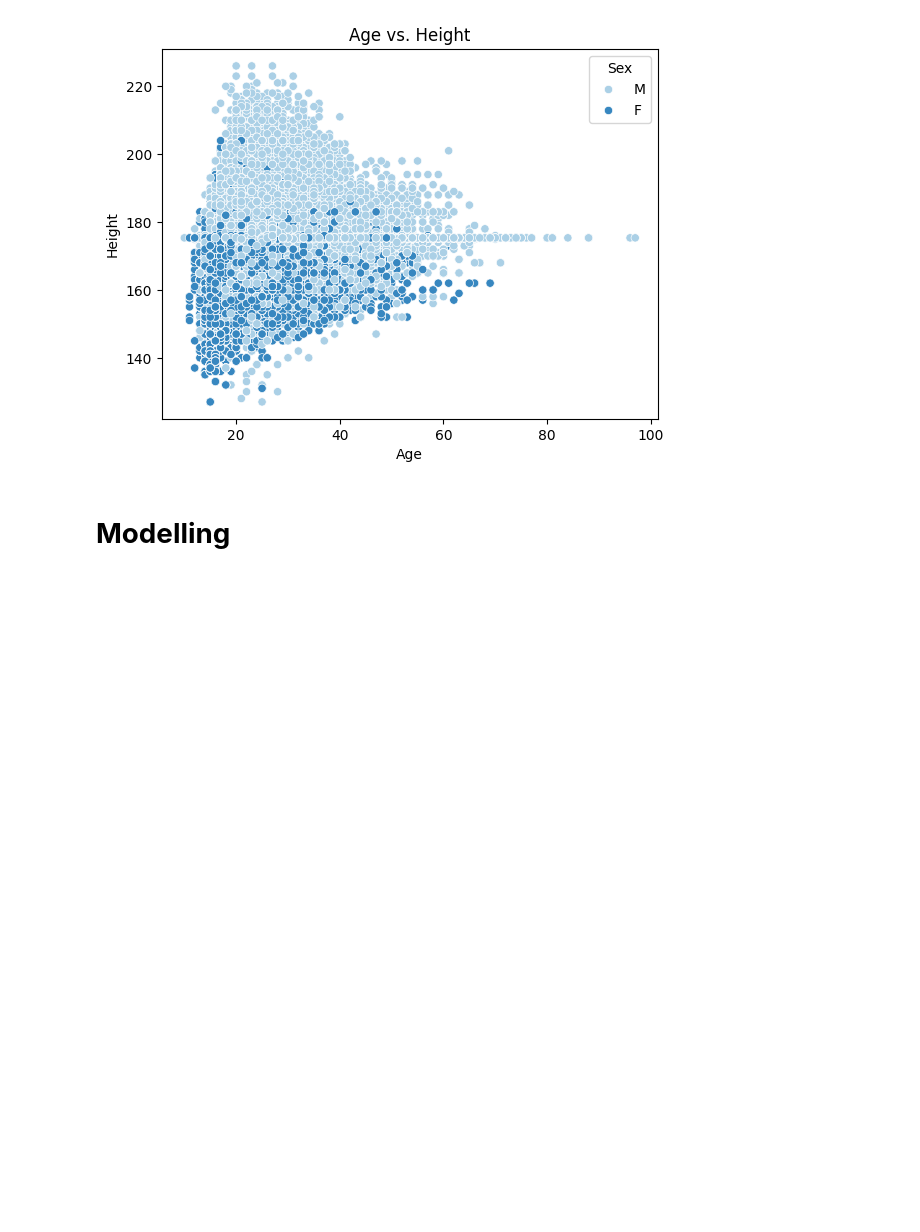
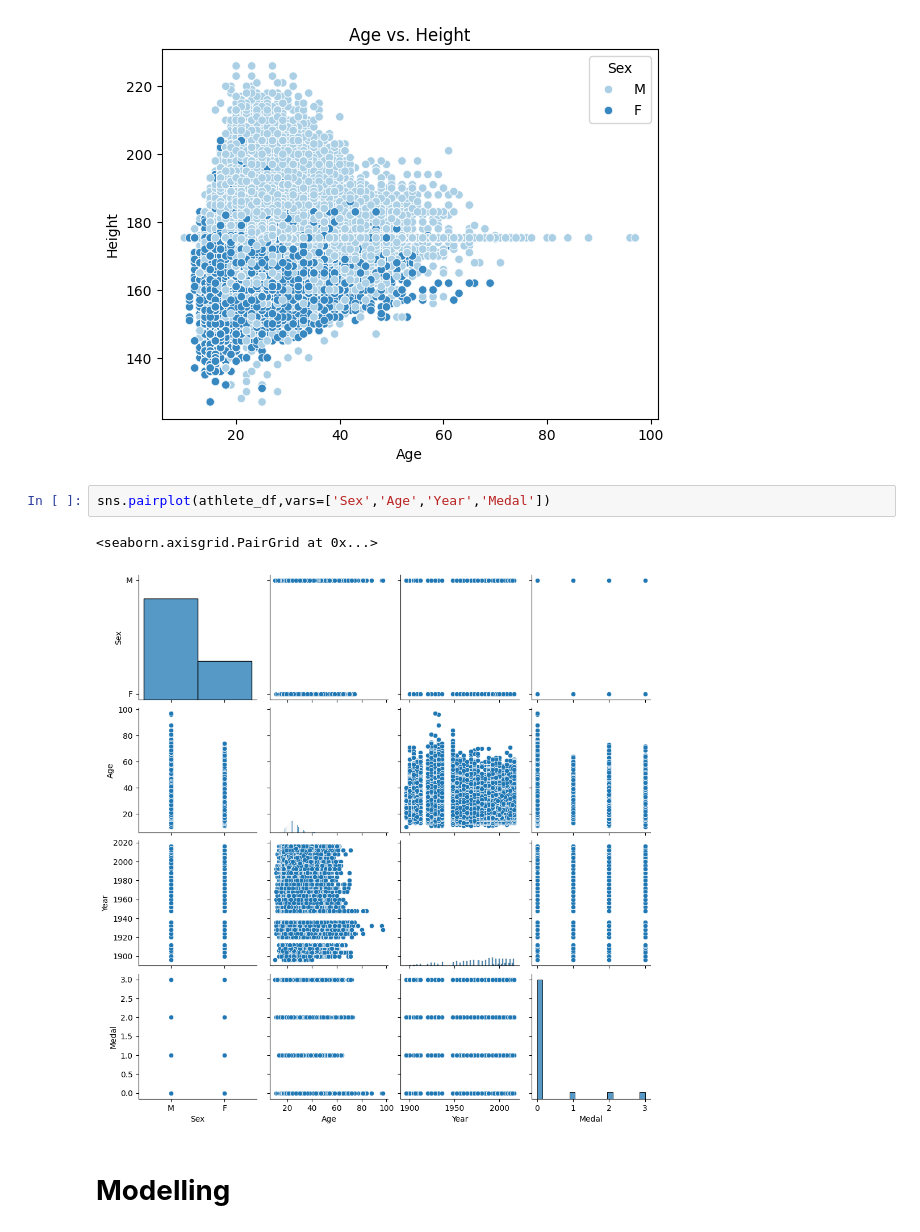
Before and after one commit to hegame1998/Olympic-data-analysis, a Jupyter notebook: Programming_and_database(Hengame_Shahriyari).ipynb, the cells around one changed output. Saved outputs shown, nothing was run; the diff lists cells and outputs as text; blank space fills up the shorter version.

```diff
--- a/Programming_and_database(Hengame_Shahriyari).ipynb
+++ b/Programming_and_database(Hengame_Shahriyari).ipynb
@@ -988,6 +988,11 @@ plt.title('Age vs. Height')
 # %% [output]
 Text(0.5, 1.0, 'Age vs. Height')
 [figure]
+# %%
+sns.pairplot(athlete_df,vars=['Sex','Age','Year','Medal'])
+# %% [output]
+<seaborn.axisgrid.PairGrid at 0x...>
+[figure, added]
 # %% [markdown]
 # **Modelling**
 # %%
```
Also changed, not shown: parts of 2 cells of this notebook.
